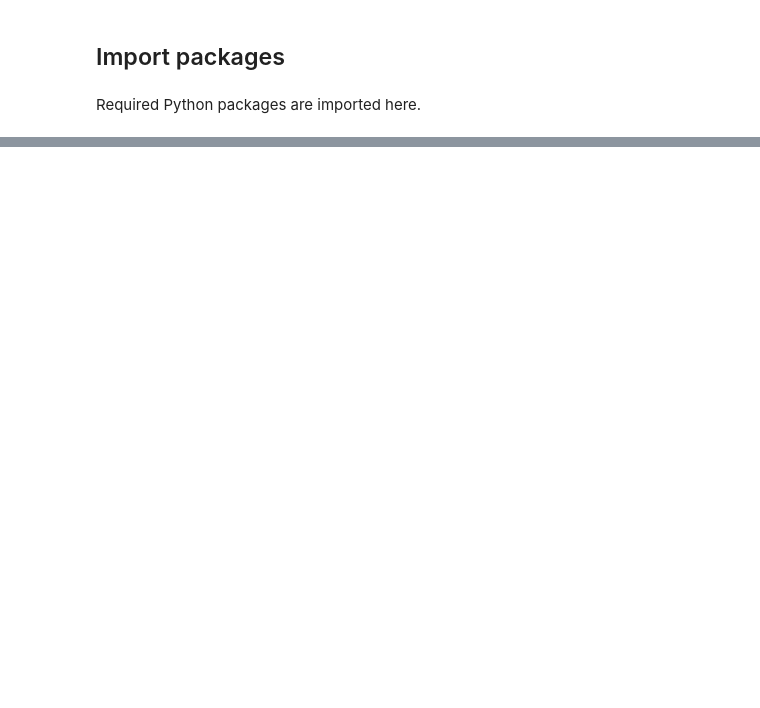
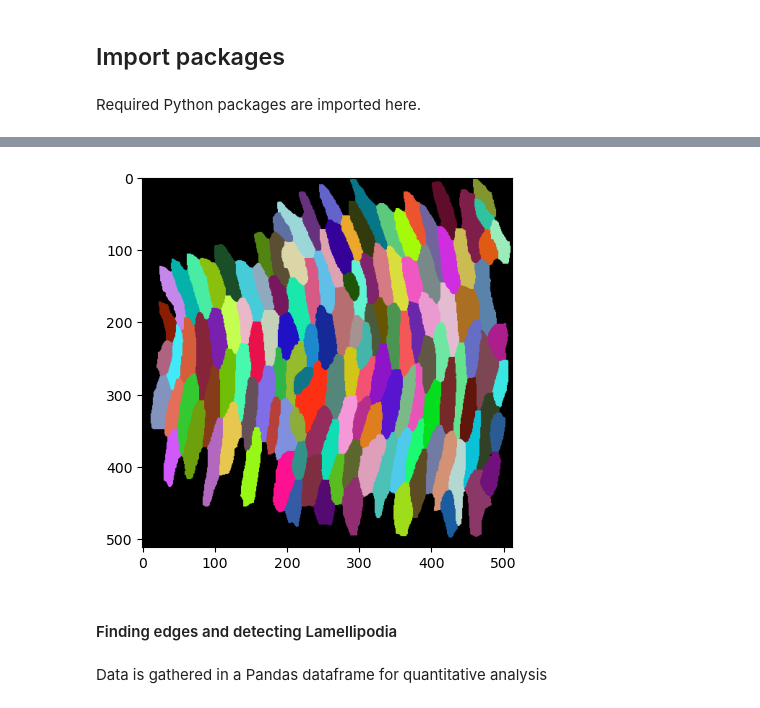
Before and after one commit to sefra6/BL4797_Lamellipodia_Analysis, a Jupyter notebook: Lamellipodia_Analysis.ipynb, the cells around one changed output, grey strips where cells are left out. Cells and saved outputs as stored; diff of their text form; code cells hidden in the pictures; blank space fills up the shorter version.

```diff
--- a/Lamellipodia_Analysis.ipynb
+++ b/Lamellipodia_Analysis.ipynb
@@ -1641,0 +835,13 @@ plt.show()
+# %%
+first_frame = segmentations[0]
+#print(first_frame.shape)
+plt.figure()
+plt.imshow(first_frame)
+#plt.savefig('first_frame_values.png', dpi=1200);
+plt.show()
+# %% [output]
+[figure, added]
+# %% [markdown]
+#### Finding edges and detecting Lamellipodia
+# %% [markdown]
+Data is gathered in a Pandas dataframe for quantitative analysis
```
Also changed, not shown: parts of 134 cells of this notebook, 1 other file.
